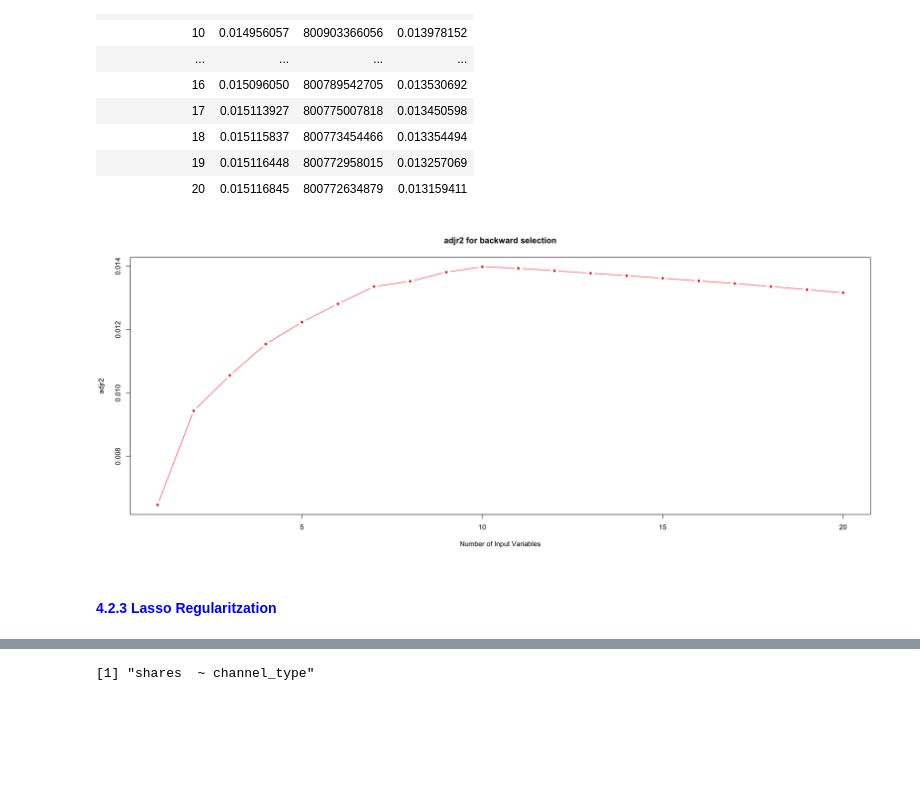
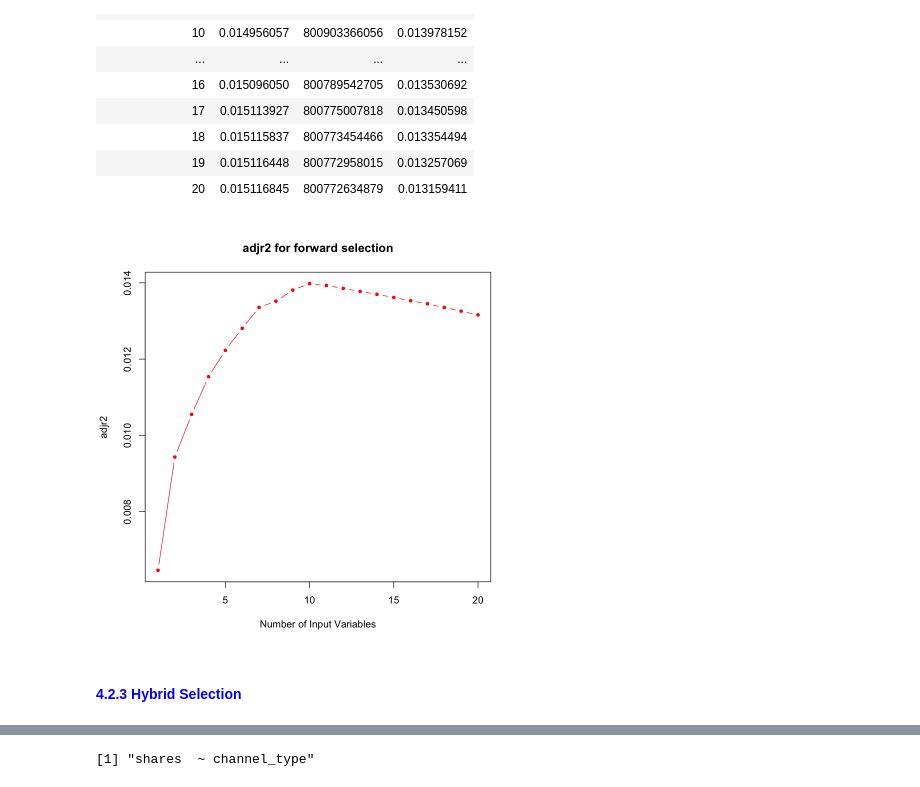
Before and after one commit to canokten/Inferential-Analysis-Mashable, a Jupyter notebook: main.ipynb, the cells around one changed output, grey strips where cells are left out. Cells and saved outputs as stored; diff of their text form; code cells hidden in the pictures; blank space fills up the shorter version.

```diff
--- a/main.ipynb
+++ b/main.ipynb
@@ -879,14 +880,15 @@ A data.frame: 20 × 4
 | 20 | 0.015116845 | 800772634879 | 0.013159411 |
 # %%
 plot(fwd_summary$adjr2,
-     main = "adjr2 for backward selection",
+     main = "adjr2 for forward selection",
      xlab = "Number of Input Variables", ylab = "adjr2", type = "b", pch = 20,
      col = "red"
 )
 
-adjr2_max_fwd <- which.max(fwd_summary$adjr2)
-fwd_var <- names(coef(forward_sel, adjr2_max_fwd))[-1]
+nvars_fwd <- which.max(fwd_summary$adjr2)
+adjr2_max_fwd <- max(fwd_summary$adjr2)
+fwd_vars <- names(coef(forward_sel, nvars_fwd))[-1]
 # %% [output]
-[figure, old version]
+[figure, new version]
 # %% [markdown]
-#### <span style="color: blue"> 4.2.3 Lasso Regularitzation
+#### <span style="color: blue"> 4.2.3 Hybrid Selection
```
Also changed, not shown: parts of 21 cells of this notebook, 1 other file.
